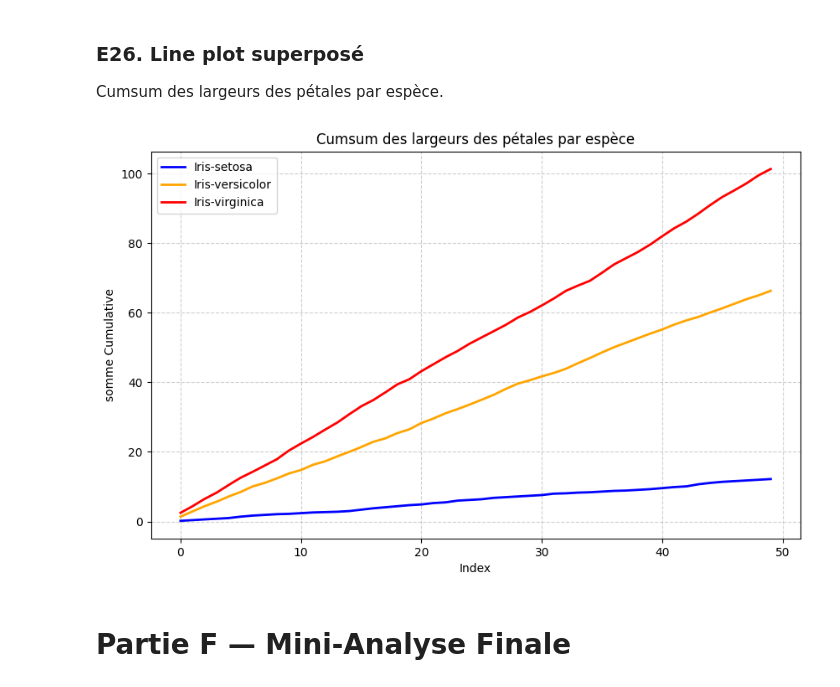
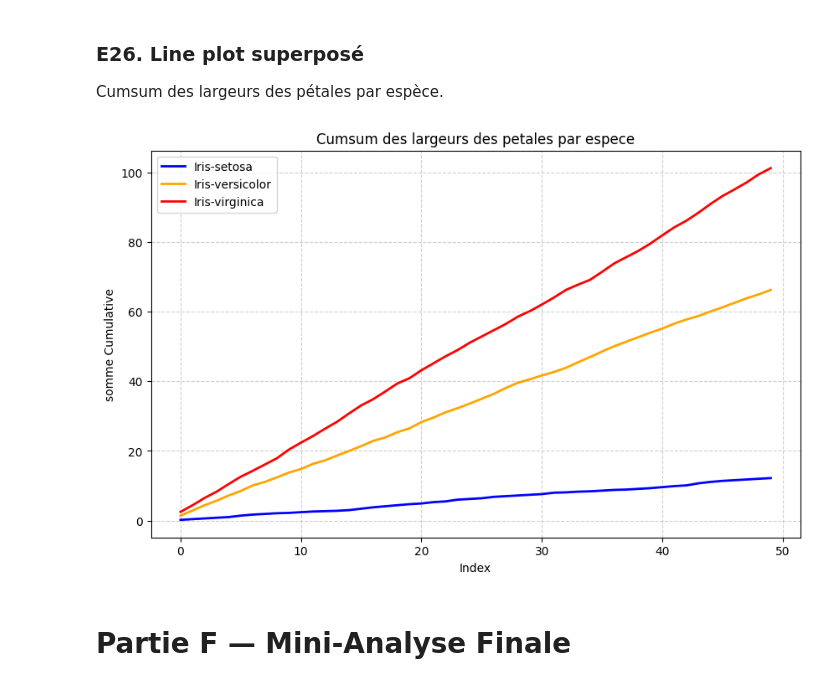
Before and after one commit to USMS-FPK-IA-GI-2025/controle-01-numpy-and-matplotlib-iris-Bouchask, a Jupyter notebook: notebooks/controle_numpy_matplotlib.ipynb, the cells around one changed output. Saved outputs shown, nothing was run; the diff lists cells and outputs as text; code cells hidden in the pictures.

```diff
--- a/notebooks/controle_numpy_matplotlib.ipynb
+++ b/notebooks/controle_numpy_matplotlib.ipynb
@@ -388,20 +377,19 @@ plt.show()
 ### E26. Line plot superposé
 Cumsum des largeurs des pétales par espèce.
 # %%
-# Votre code ici
-plt.figure(figsize=(10,6))
-for i in range(3):
-    data = X_clean_id[Y == species_names[i],3]
-    data_cumsum = np.cumsum(data)
-    plt.plot(data_cumsum , label=species_names[i],color=colors[i],linewidth=2)
-plt.title("Cumsum des largeurs des pétales par espèce")
-plt.xlabel("Index")
-plt.ylabel("somme Cumulative")
-plt.legend()
-plt.grid(True,linestyle="--" , alpha=0.6)
-plt.show()
+plt.figure(figsize=(10,6)) # Cree une figure de taille specifiee
+for i in range(3): # Boucle sur chaque espece
+    data = X_clean_id[Y == species_names[i],3] # Largeur des petales pour l'espece courante
+    data_cumsum = np.cumsum(data) # Calcule la somme cumulative
+    plt.plot(data_cumsum , label=species_names[i],color=colors[i],linewidth=2) # Trace la somme cumulative
+plt.title("Cumsum des largeurs des petales par espece") # Definit le titre
+plt.xlabel("Index") # Etiquette de l'axe des x
+plt.ylabel("somme Cumulative") # Etiquette de l'axe des y
+plt.legend() # Affiche la legende
+plt.grid(True,linestyle="--" , alpha=0.6) # Affiche une grille
+plt.show() # Affiche le graphique
 # %% [output]
-[figure, old version]
+[figure, new version]
 # %% [markdown]
 # Partie F — Mini-Analyse Finale
 # %% [markdown]
```
Also changed, not shown: parts of 34 cells of this notebook.
